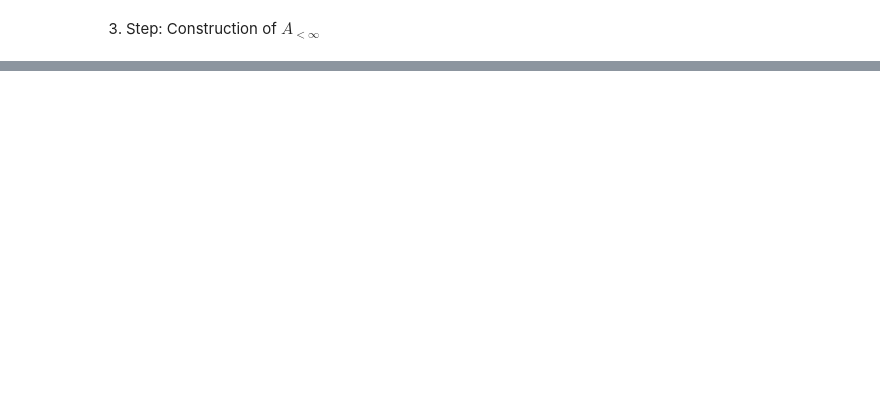
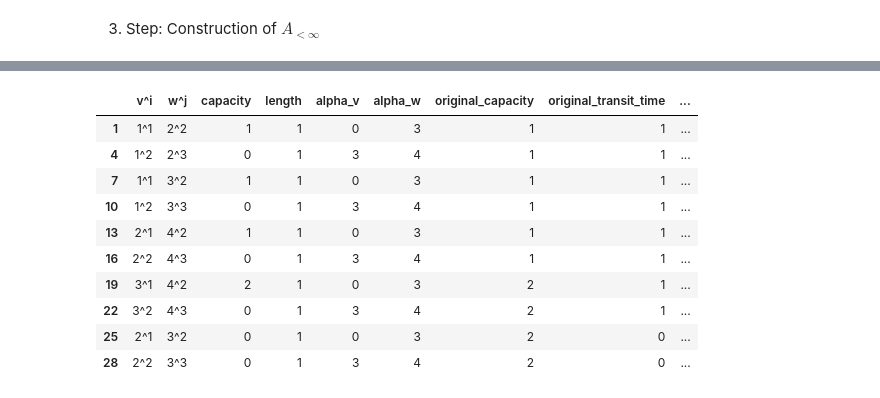
Before and after one commit to Flosecco/transshipments_over_time, a Jupyter notebook: test_notebook_index.ipynb, the cells around one changed output, grey strips where cells are left out. Drawn from its saved outputs; the diff is of its cells as text; code cells hidden in the pictures; blank space fills up the shorter version.

```diff
--- a/test_notebook_index.ipynb
+++ b/test_notebook_index.ipynb
@@ -400,0 +150,69 @@ Therefore, we can directly loop over arcs of length l-1
+# %%
+def create_A_fin(arcs, time_points, original_capacities, original_transit_times):
+
+    # initalize the finite-capacty arc set with capacity = 0
+    df_fin = initialize_A_fin(arcs, time_points, original_capacities, original_transit_times)
+
+    # Compute time level nr (by splitting the node's name at '^' and taking the latter part)
+    df_fin['i'] = [int(s.split('^')[1]) for s in df_fin['v^i']]
+    df_fin['j'] = [int(s.split('^')[1]) for s in df_fin['w^j']]
+
+
+    # Helper function to calculate the capacity for arcs of length zero
+    def calculate_capacity_for_length_zero_arcs(row):
+        # Set capacities for arcs of length 0, which do not belong to the top layer
+        if (row['length'] == 0) and (row['alpha_v']  < time_horizon):
+            # capacity(v^i,w^i) = original_capacity(v,w) * (alpha(i+1) - alpha(i) - transit_time(v,w))
+            return max(0, row['original_capacity'] * (index_to_alpha[row['i'] + 1] - row['alpha_v'] - row['original_transit_time']))
+        else:
+            return row['capacity']  # Or another default value if needed
+
+
+    # Apply the function row-wise and assign the result to a new column
+    df_fin['capacity'] = df_fin.apply(calculate_capacity_for_length_zero_arcs, axis=1)
+
+
+    # Compute arc capacites for arc lengths of ell > 0
+    # Helper function
+    def max_term_for_arcs_of_lenth_at_least_1(row):
+        # Access the required alpha values
+        alpha_1 = row['alpha_v'] # alpha[i]
+        alpha_2 = index_to_alpha[row['i'] + ell + 1] # alpha[i + ell + 1]
+        print('alpha[i + ell + 1] : ' )
+
+        # Calculate the max term
+        max_term = max(0, row['original_capacity'] * (alpha_2 - alpha_1 - row['original_transit_time']))
+
+        return max_term
+
+    #df_fin['window_cap'] = None
+    for ell in range(1, len(time_points)): # for ell in {1, 2, | T_tilde | - 1}
+        # Loop over the arcs of length ell
+        if ell == 2:
+            break
+        df = df_fin[df_fin['length'] == ell]
+        for index, row in df.iterrows():
+            # Create networkx graph with current capacities
+            graph = create_graph_from_df(df_fin, 'v^i', 'w^j', 'capacity', 'length')
+            # For arc (v^i, w^j) get the original node names v,w and the indices i,j
+            v, i = row['v^i'].split('^')
+            w, j = row['w^j'].split('^')
+            # leave the capacities for arcs inside and into the top layer unchanged
+            if (int(j) < len(time_points)) and (int(i) < len(time_points)):
+                print('index : ', index, f"\t arc : ({row['v^i']}, {row['w^j']})")
+                # Node sets {v^i, v^{i+1}, ..., v^j} and {w^i, w^{i+1}, ..., w^j}
+                V_i_to_j = [f'{v}^{k}' for k in range(int(i), int(j)+1)]
+                W_i_to_j = [f'{w}^{k}' for k in range(int(i), int(j)+1)]
+                # Compute the capacity of the cut separating V_i_to_j and W_i_to_j
+                window_capacity = cut_capacity(graph, V_i_to_j, W_i_to_j)
+                # Compute capacity for current arc
+                cap = max_term_for_arcs_of_lenth_at_least_1(row) - window_capacity
+                df.at[index, 'capacity'] = cap
+                df_fin.at[index, 'capacity'] = cap
+                #df_fin.at[index, 'window_cap'] = window_capacity
+                print(f"new cap of ({row['v^i']}, {row['w^j']}) = ", cap)
+
+    return df_fin
+df_fin = create_A_fin(arcs, time_points, capacities, transit_times)
+(df_fin[df_fin['length'] == 1])
+# %% [output]
@@ -400,0 +236,11 @@ Therefore, we can directly loop over arcs of length l-1
+|  | v^i | w^j | capacity | length | alpha_v | alpha_w | original_capacity | original_transit_time | ... |
+| 1 | 1^1 | 2^2 | 1 | 1 | 0 | 3 | 1 | 1 | ... |
+| 4 | 1^2 | 2^3 | 0 | 1 | 3 | 4 | 1 | 1 | ... |
+| 7 | 1^1 | 3^2 | 1 | 1 | 0 | 3 | 1 | 1 | ... |
+| 10 | 1^2 | 3^3 | 0 | 1 | 3 | 4 | 1 | 1 | ... |
+| 13 | 2^1 | 4^2 | 1 | 1 | 0 | 3 | 1 | 1 | ... |
+| 16 | 2^2 | 4^3 | 0 | 1 | 3 | 4 | 1 | 1 | ... |
+| 19 | 3^1 | 4^2 | 2 | 1 | 0 | 3 | 2 | 1 | ... |
+| 22 | 3^2 | 4^3 | 0 | 1 | 3 | 4 | 2 | 1 | ... |
+| 25 | 2^1 | 3^2 | 0 | 1 | 0 | 3 | 2 | 0 | ... |
+| 28 | 2^2 | 3^3 | 0 | 1 | 3 | 4 | 2 | 0 | ... |
```
Also changed, not shown: parts of 18 cells of this notebook, 2 other files.
